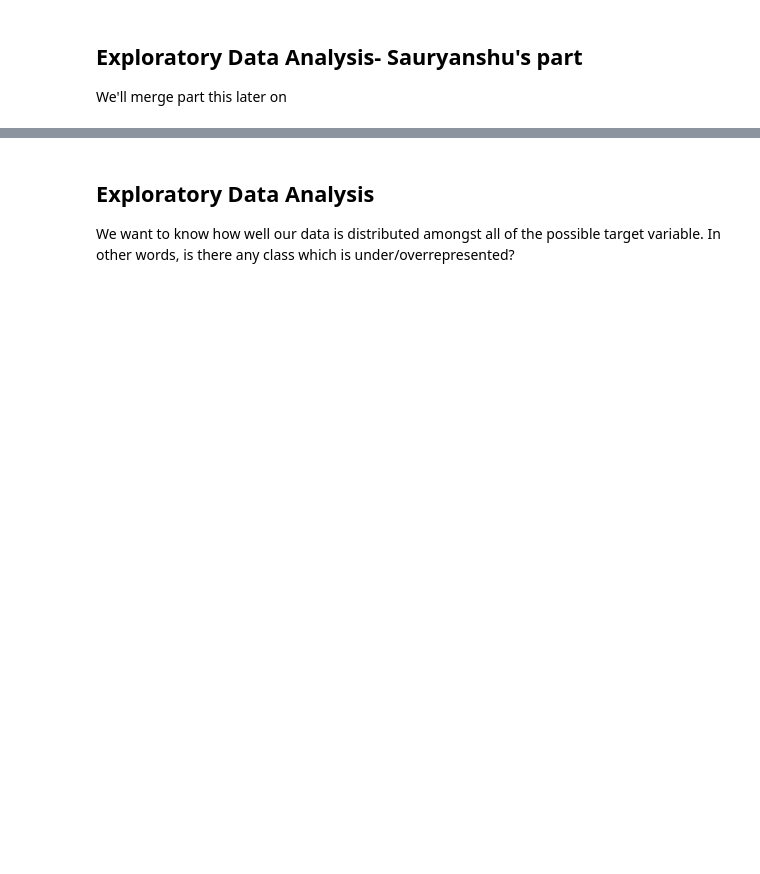
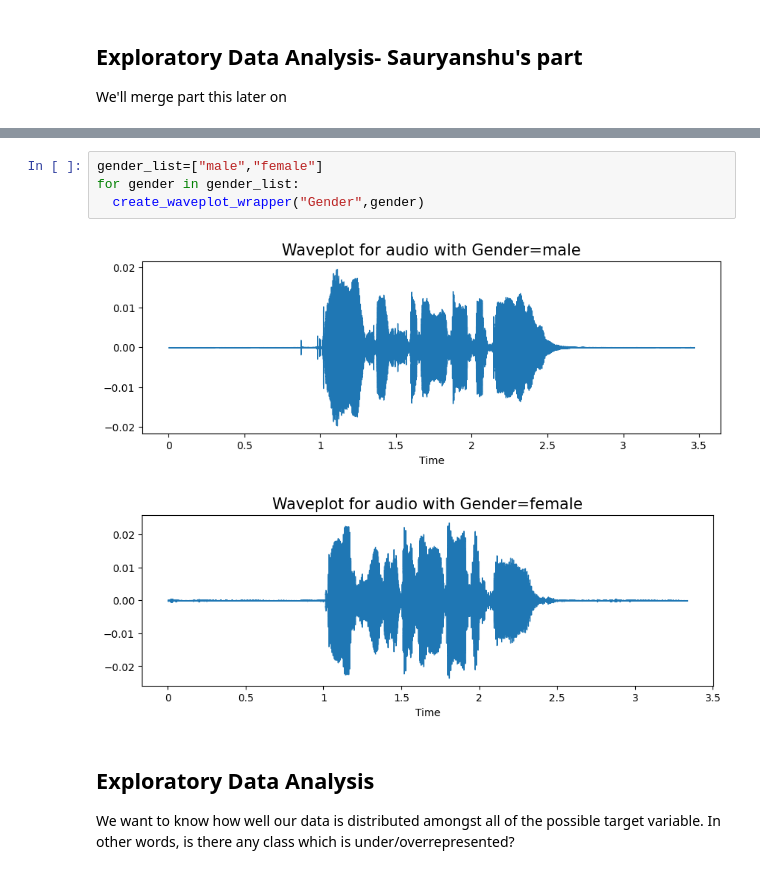
Before and after one commit to kitan23/Speech-Recognition, a Jupyter notebook: Milestone_2.ipynb, the cells around one changed output, grey strips where cells are left out. Cells and saved outputs as stored; diff of their text form; blank space fills up the shorter version.

```diff
--- a/Milestone_2.ipynb
+++ b/Milestone_2.ipynb
@@ -122,3 +155,10 @@ We'll merge part this later on
+# %%
+gender_list=["male","female"]
+for gender in gender_list:
+  create_waveplot_wrapper("Gender",gender)
+# %% [output]
+[figure, added]
+[figure, added]
 # %% [markdown]
 ## Exploratory Data Analysis
 
```
Also changed, not shown: parts of 8 cells of this notebook.
